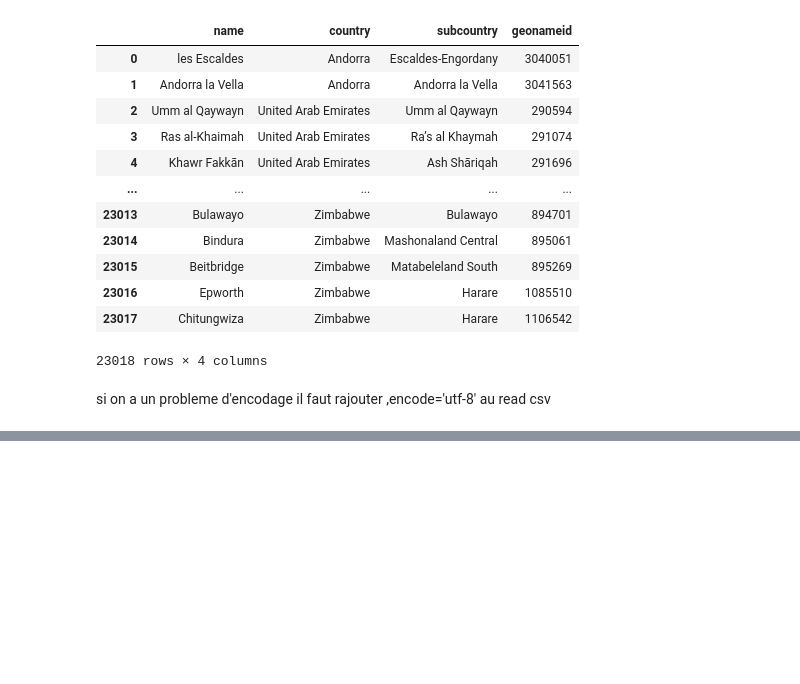
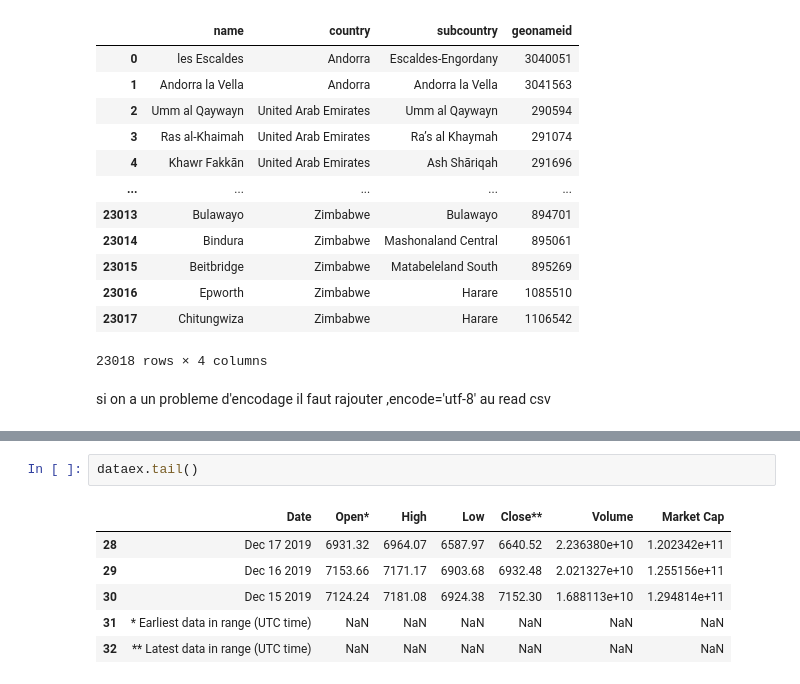
Before and after one commit to ArmandBroutinDev/python, a Jupyter notebook: exos_datacleaning.ipynb, the cells around one changed output, grey strips where cells are left out. Cells and saved outputs as stored; diff of their text form; blank space fills up the shorter version.

```diff
--- a/exos_datacleaning.ipynb
+++ b/exos_datacleaning.ipynb
@@ -148,0 +189,9 @@ on a demande a modifier quel est le delimiteur plutot que de le remplacer pour d
+# %%
+dataex.tail()
+# %% [output]
+|  | Date | Open* | High | Low | Close** | Volume | Market Cap |
+| 28 | Dec 17 2019 | 6931.32 | 6964.07 | 6587.97 | 6640.52 | 2.236380e+10 | 1.202342e+11 |
+| 29 | Dec 16 2019 | 7153.66 | 7171.17 | 6903.68 | 6932.48 | 2.021327e+10 | 1.255156e+11 |
+| 30 | Dec 15 2019 | 7124.24 | 7181.08 | 6924.38 | 7152.30 | 1.688113e+10 | 1.294814e+11 |
+| 31 | * Earliest data in range (UTC time) | NaN | NaN | NaN | NaN | NaN | NaN |
+| 32 | ** Latest data in range (UTC time) | NaN | NaN | NaN | NaN | NaN | NaN |
```
Also changed, not shown: parts of 46 cells of this notebook.
